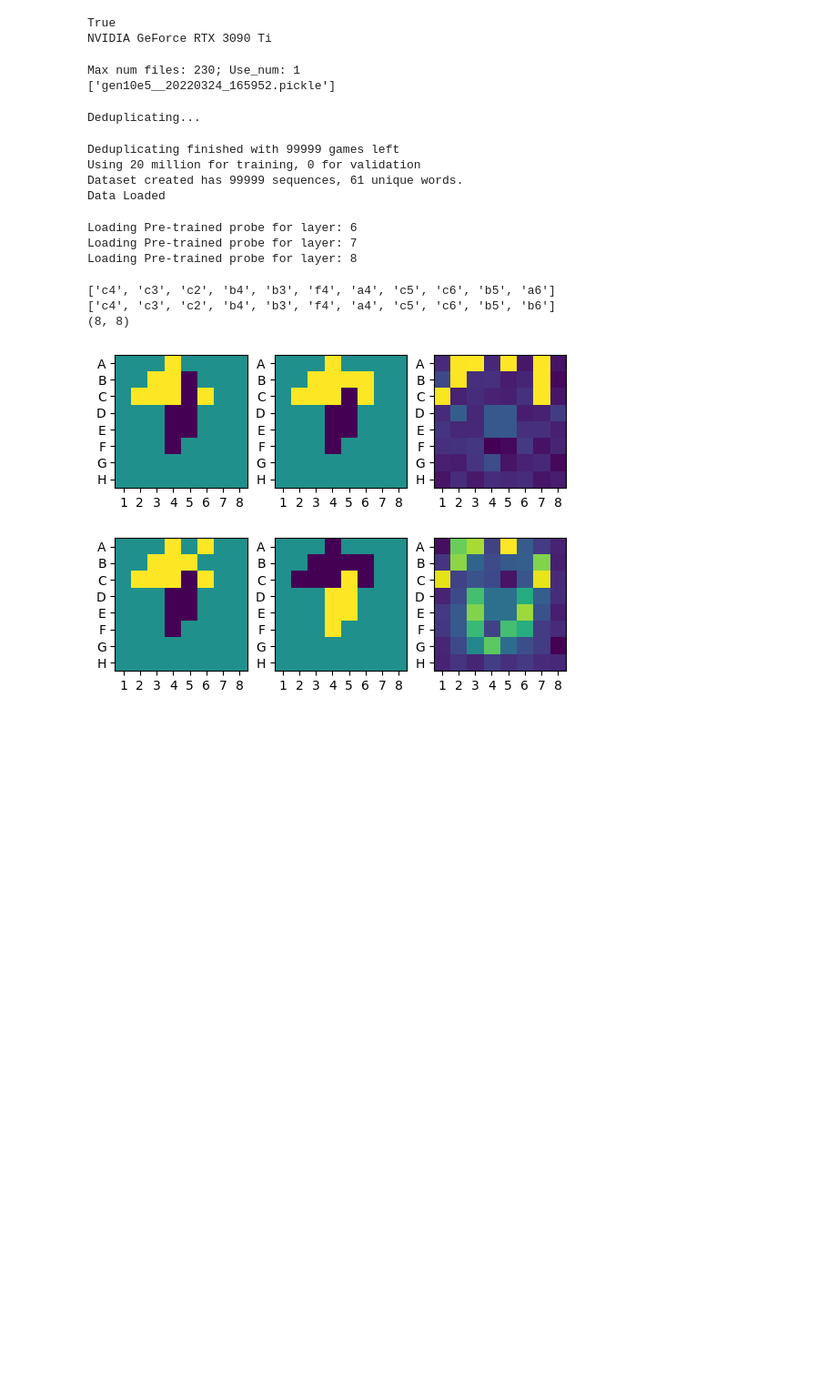
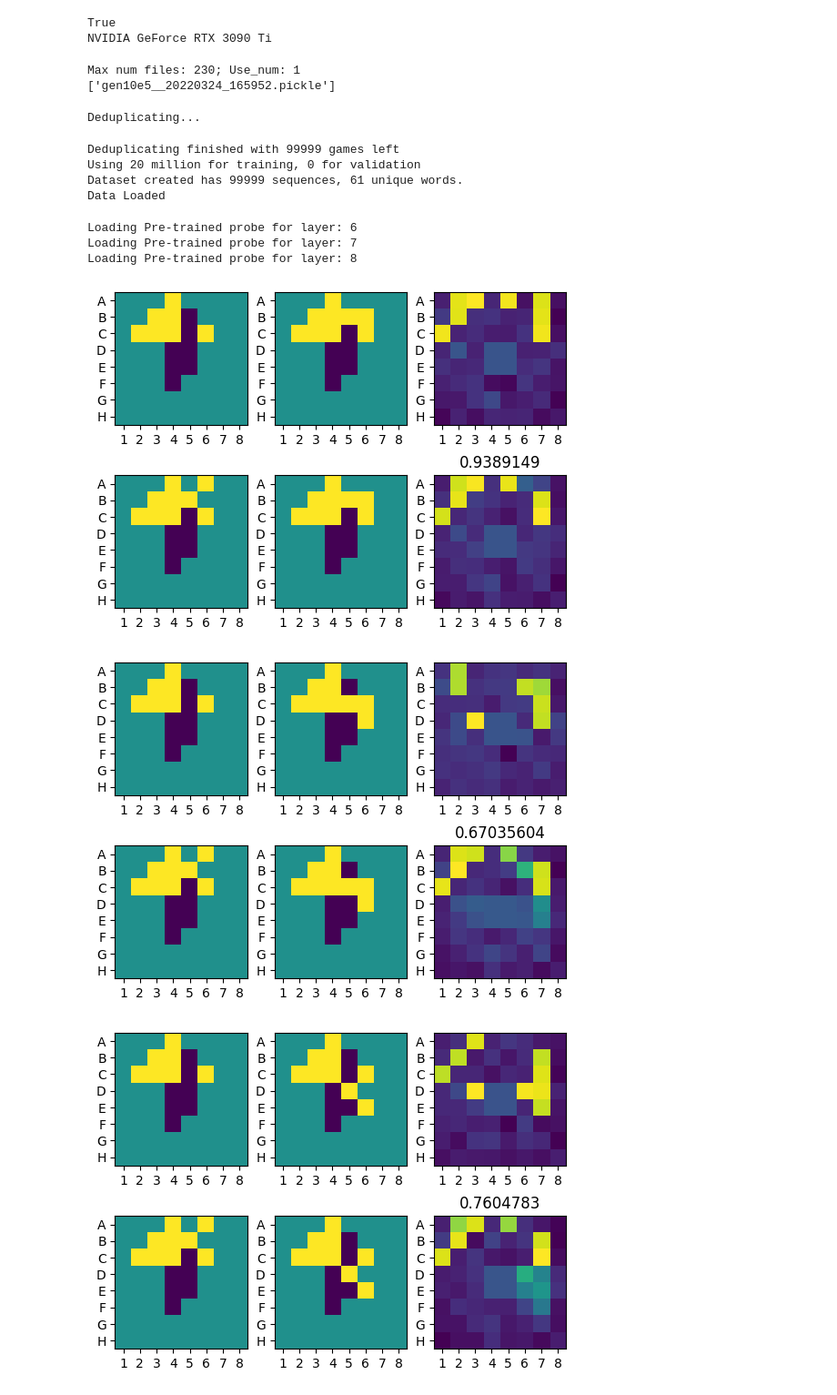
Before and after one commit to DeanHazineh/Emergent-World-Representations-Othello, a Jupyter notebook: dev_code2/quantify_causality_probes.ipynb, the cells around one changed output. Shown: that part at 91% size. Drawn from its saved outputs; the diff is of its cells as text; code cells hidden in the pictures; blank space fills up the shorter version.

Commit message:
Draft cosine similarity causal sweeping script
.

```diff
--- a/dev_code2/quantify_causality_probes.ipynb
+++ b/dev_code2/quantify_causality_probes.ipynb
@@ -62,9 +63,8 @@ def convert_tbf_to_input(chunk, device, max_len=59):
     x_input = torch.tensor([game_dataset.stoi[tile] for tile in chunk], dtype=torch.long)
     return x_input[:-1].to(device)
 
-
 def intervene_general(p, init_act, target_board, htd):
-    new_mid_act = torch.tensor(init_act.detach().cpu().numpy(), dtype=torch.float32).to(device)
+    new_mid_act = torch.tensor(init_act.clone().detach().cpu().numpy(), dtype=torch.float32).to(device)
     new_mid_act.requires_grad = True
     opt = torch.optim.Adam([new_mid_act], lr=htd["lr"])
     target_board = torch.tensor(target_board, dtype=torch.int64).to(device)
@@ -78,10 +78,8 @@ def intervene_general(p, init_act, target_board, htd):
 
     return new_mid_act
 
-
 # Define the board that is passed in
 number_played_moves = 10
-
 ab = OthelloBoardState()
 ab.update(tbf[:number_played_moves], prt=False)
 init_board = np.array(ab.get_state()).reshape(8,8)
@@ -97,90 +95,66 @@ model.eval()
 model = model.to(device)
 
 #
-probe_layer = 6
-htd = {"lr": 1e-3, "steps": 1000, "reg_strg": 0.2}
+htd = {"lr": 1e-3, "steps": 1000}
 reassertion=False
+intervene=True
 
 # We need more than one valid moves for my test
 if len(valid_moves) > 1:
     tbf_input = copy(tbf)[:number_played_moves]
     tbf_input.append(valid_moves[0])
     x_input = convert_tbf_to_input(tbf_input, device)
-    print(plt_utils.seq_to_boardCoord(tbf_input[:number_played_moves+1]))
     ab_input = OthelloBoardState()
     ab_input.update(tbf_input[:number_played_moves+1], prt=False)
     input_board = np.array(ab_input.get_state())
 
     # Compute the true output logits for a different board
     for alt_move in valid_moves[1:]:
         # Compute the logits for the alternative boards passed in
         tbf_gt = copy(tbf)[:number_played_moves]
         tbf_gt.append(alt_move)
         x_gt = convert_tbf_to_input(tbf_gt, device)
-        print(plt_utils.seq_to_boardCoord(tbf_gt[:number_played_moves+1]))
-        ab_gt = OthelloBoardState()
-        ab_gt.update(tbf_gt[:number_played_moves+1], prt=False)
-        gt_board = np.array(ab_gt.get_state())
-        pred_gt, _ = model.predict(model.forward_1st_stage(-1, x_gt[None, :])[0])
-        pred_gt = pred_gt[idx_of_interest,1:]
-        pred_gt = torch.cat([pred_gt[:27], padding, pred_gt[27:33], padding, pred_gt[33:]], dim=0)
+
+        act_gt = model.forward_1st_stage(layer_s, x_gt[None, :])[0]
+        gt_board_logits, _ = probesLinear[0](act_gt[idx_of_interest,:])
+        gt_board = torch.argmax(gt_board_logits, -1, keepdim=False).detach().cpu().numpy()
+        pred_gt, _ = model.predict(model.forward_2nd_stage(act_gt[None], layer_s, -1)[0][0])
+        pred_gt = pred_gt[idx_of_interest, 1:]
+        pred_gt = torch.cat([pred_gt[:27], padding, pred_gt[27:33], padding, pred_gt[33:]], dim=0).detach().cpu().numpy()
 
         # Compute the logits for the board placed in by intervention
-        emw_rep_board = (copy(gt_board) -1)* np.ones((64))*(-1)**(number_played_moves+1) + 1.0
-        intv_activation = model.forward_1st_stage(probe_layer, x_input[None, :])[0]
-        new_activation = intervene_general(probesLinear[0], intv_activation[number_played_moves,:], emw_rep_board, htd)
-        reconst_board, _ = probesLinear[0](new_activation)
+        intv_activation = model.forward_1st_stage(layer_s, x_input[None, :])[0]
+        if intervene:
+            new_activation = intervene_general(probesLinear[0], intv_activation[idx_of_interest,:], copy(gt_board[0]), htd)
+            intv_activation[number_played_moves, :] = new_activation
+        reconst_board, _ = probesLinear[0](intv_activation[number_played_moves, :])
         reconst_board = torch.argmax(reconst_board, -1, keepdim=False).detach().cpu().reshape(8,8)
-        intv_activation[number_played_moves, :] = new_activation
 
         if reassertion:
             for i, layer in enumerate(range(layer_s, layer_e-1)):
                 intv_activation = model.forward_2nd_stage(intv_activation[None], layer, layer+1)[0][0]
-                new_activation = intervene_general(probesLinear[i+1], intv_activation[number_played_moves,:], emw_rep_board, htd)
-                intv_activation[number_played_moves, :] = new_activation
+                new_activation = intervene_general(probesLinear[i+1], intv_activation[idx_of_interest,:], copy(gt_board[0]), htd)
+                intv_activation[idx_of_interest, :] = new_activation
         else:
             intv_activation = model.forward_2nd_stage(intv_activation[None], layer_s, -1)[0][0]
 
         post_intv_pred, _ = model.predict(intv_activation)
-        post_intv_pred = post_intv_pred[number_played_moves, 1:]
+        post_intv_pred = post_intv_pred[idx_of_interest, 1:]
         post_intv_pred = torch.cat([post_intv_pred[:27], padding, post_intv_pred[27:33], padding, post_intv_pred[33:]], dim=0)
-        post_intv_pred = post_intv_pred.detach().cpu().reshape(8,8).numpy()
+        post_intv_pred = post_intv_pred.detach().cpu().numpy()
 
-        print(post_intv_pred.shape)
-
+        cosine_similarity = np.dot(post_intv_pred, pred_gt) / norm(post_intv_pred)/norm(pred_gt)
         fig = plt.figure()
         ax = plt_utils.addAxis(fig,2,3)
         ax[0].imshow(init_board)
         ax[1].imshow(gt_board.reshape(8,8))
-        ax[2].imshow(pred_gt.detach().cpu().reshape(8,8))
+        ax[2].imshow(pred_gt.reshape(8,8))
         ax[3].imshow(input_board.reshape(8,8))
         ax[4].imshow(reconst_board)
-        ax[5].imshow(post_intv_pred)
+        ax[5].imshow(post_intv_pred.reshape(8,8))
+        ax[5].set_title(cosine_similarity)
         plt_utils.format_ax_boardImage(ax)
-
-
-        break
-
-
-
-        # init_pred, _ = model.predict(intv_activation)
-        # init_pred = init_pred[idx_of_interest, 1:]
-        # init_pred = torch.cat([init_pred[:27], padding, init_pred[27:33], padding, init_pred[33:]], dim=0)
-        # init_pred = init_pred.detach().cpu().reshape(8,8).numpy()
-
-        # print(alt_move)
-
-
-
-
-# print(tbf_sequence)
-# print(plt_utils.seq_to_boardCoord(tbf_sequence))
-# fig = plt.figure()
-# ax = plt_utils.addAxis(fig,1,1)
-# ax[0].imshow(init_board)
-# plt_utils.format_ax_boardImage(ax)
 # %% [output]
-['c4', 'c3', 'c2', 'b4', 'b3', 'f4', 'a4', 'c5', 'c6', 'b5', 'a6']
-['c4', 'c3', 'c2', 'b4', 'b3', 'f4', 'a4', 'c5', 'c6', 'b5', 'b6']
-(8, 8)
-[figure, old version]
+[figure, new version]
+[figure, added]
+[figure, added]
```
Also changed, not shown: parts of 2 cells of this notebook.
